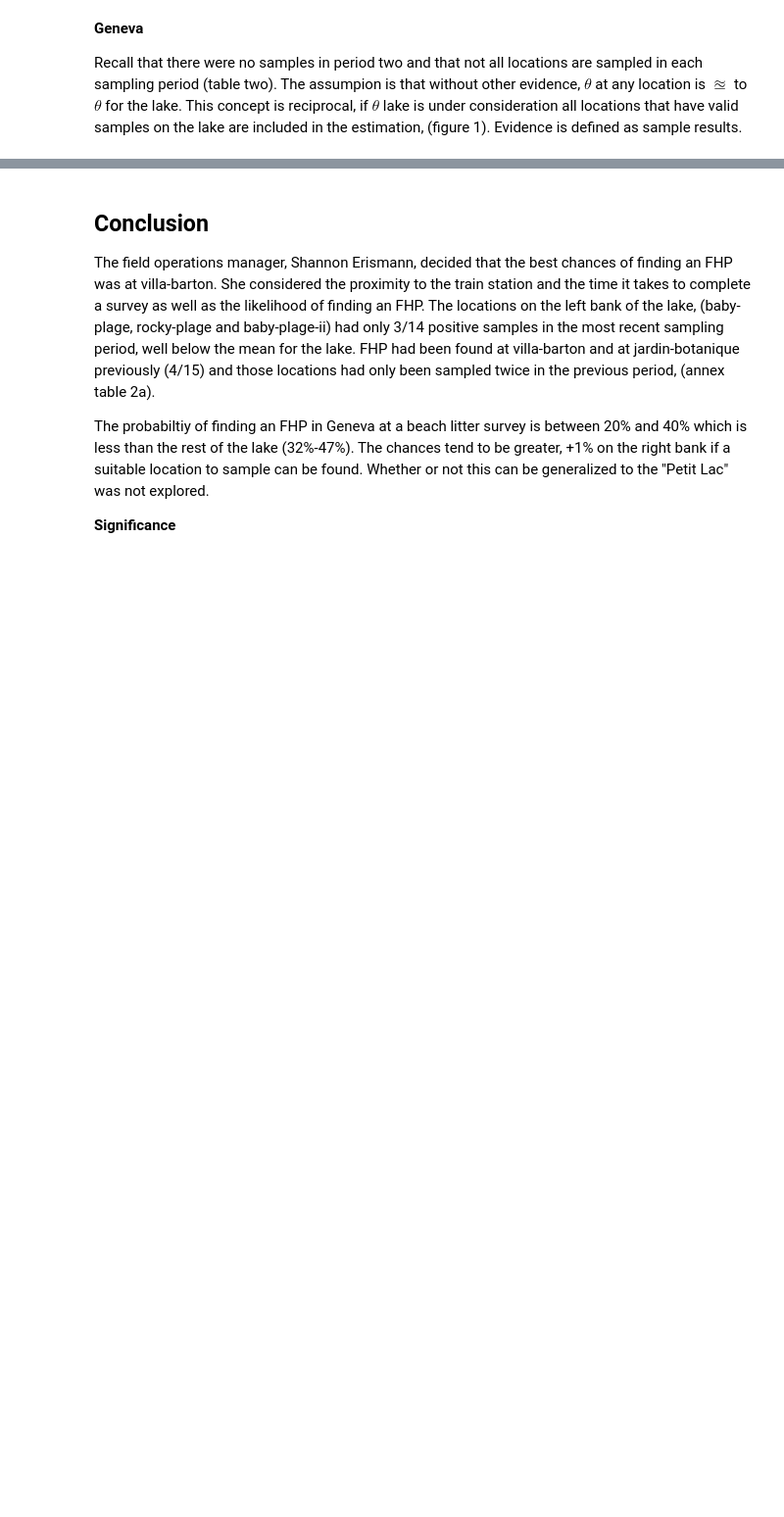
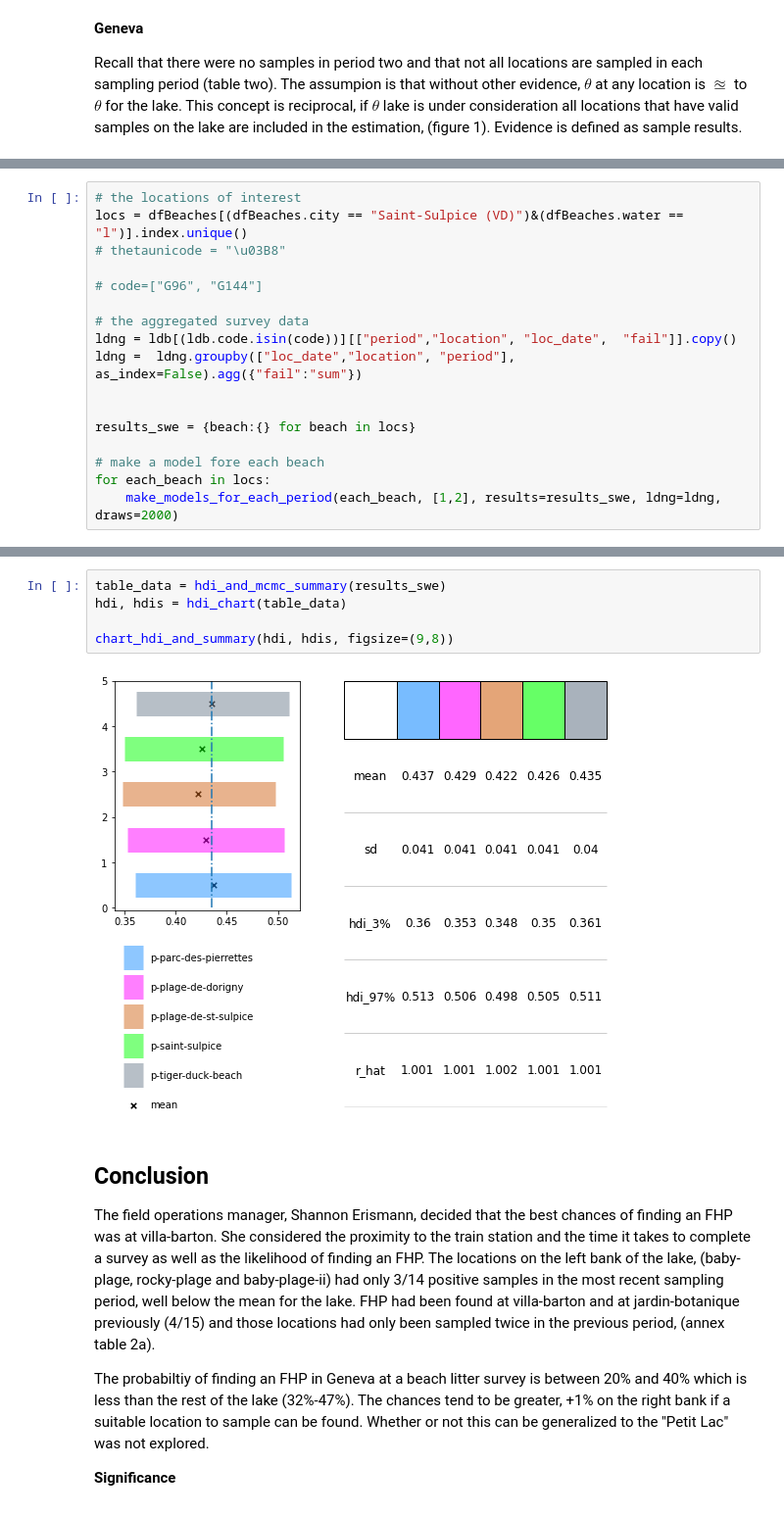
Before and after one commit to hammerdirt-analyst/finding-one-object, a Jupyter notebook: end_period_plastic.ipynb, the cells around one changed output, grey strips where cells are left out. Shown at 98% size. Saved outputs shown, nothing was run; the diff lists cells and outputs as text; blank space fills up the shorter version.

```diff
--- a/end_period_plastic.ipynb
+++ b/end_period_plastic.ipynb
@@ -710,0 +763,17 @@ plt.show()
+# %%
+# the locations of interest
+locs = dfBeaches[(dfBeaches.city == "Saint-Sulpice (VD)")&(dfBeaches.water == "l")].index.unique()
+# thetaunicode = "\u03B8"
+
+# code=["G96", "G144"]
+
+# the aggregated survey data
+ldng = ldb[(ldb.code.isin(code))][["period","location", "loc_date",  "fail"]].copy()
+ldng =  ldng.groupby(["loc_date","location", "period"], as_index=False).agg({"fail":"sum"})
+
+
+results_swe = {beach:{} for beach in locs}
+
+# make a model fore each beach
+for each_beach in locs:
+    make_models_for_each_period(each_beach, [1,2], results=results_swe, ldng=ldng, draws=2000)
@@ -711,3 +798,10 @@ plt.show()
+# %%
+table_data = hdi_and_mcmc_summary(results_swe)
+hdi, hdis = hdi_chart(table_data)
+
+chart_hdi_and_summary(hdi, hdis, figsize=(9,8))
+# %% [output]
+[figure, added]
 # %% [markdown]
 ## Conclusion
 
```
Also changed, not shown: parts of 22 cells of this notebook, 3 other files.
